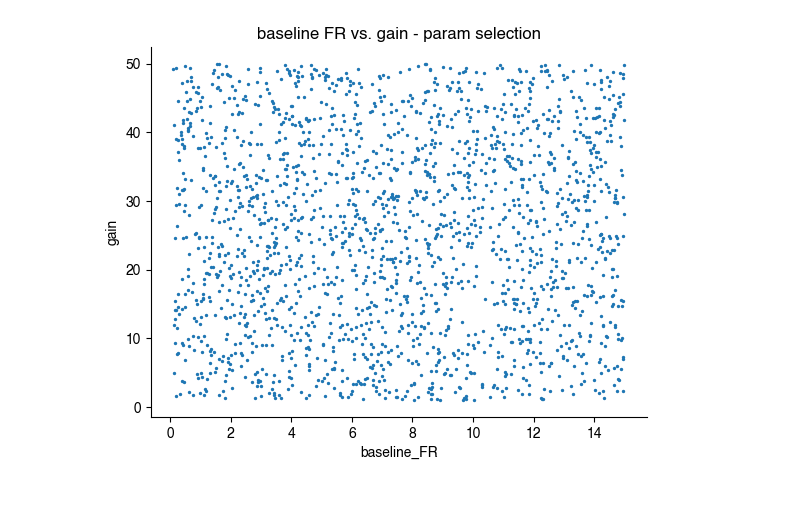
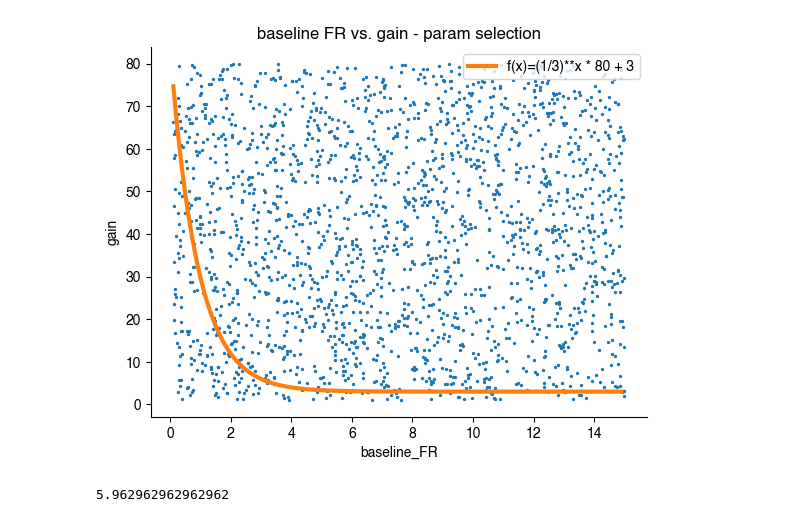
Before and after one commit to a-darcher/response_generator, a Jupyter notebook: dev_nbs/params.ipynb, the cells around one changed output. Cells and saved outputs as stored; diff of their text form; code cells hidden in the pictures.

```diff
--- a/dev_nbs/params.ipynb
+++ b/dev_nbs/params.ipynb
@@ -167,23 +143,46 @@ plot_dist(response_gain_dist, "gain in FR [Hz]", "count", "ratio of response FR
 # %%
 size = 2000
 x_label = "baseline_FR"
 y_label = "gain"
 title = "baseline FR vs. gain - param selection"
 
 low = 0.1
 high = 15
 baseline_dist = rng.uniform(low=low, high=high, size=size)
-gain_dist = rng.uniform(low=1, high=50, size=size)
+
+gain_high = 80
+gain_dist = rng.uniform(low=1, high=gain_high, size=size)
+
+# y = 1.2
+# b = 45
+# e = 6
+# x = np.arange(low,high, 0.1)
+# f = (1/y)**x * b + e
+# t = f"f(x)=(1/{y})**x * {b} + {e}"
 
 
-f =
+e = 3
+
+b = gain_high
+y = 3
+
+x = np.arange(low,high, 0.1)
+f = (1/y)**x * b  + e
+t = f"f(x)=(1/{round(y, 3)})**x * {round(b,3)} + {e}"
 
 
 plt.scatter(baseline_dist, gain_dist, s=2)
+plt.plot(x, f, color="tab:orange", lw=3, label=t)
+
+plt.legend()
 plt.xlabel(x_label)
 plt.ylabel(y_label)
 plt.title(title)
 sns.despine()
 plt.show()
 # %% [output]
-[figure, old version]
+[figure, new version]
+# %%
+(1/y)**3 * b  + e
+# %% [output]
+5.962962962962962
```
Also changed, not shown: parts of 9 cells of this notebook, 1 other file.
